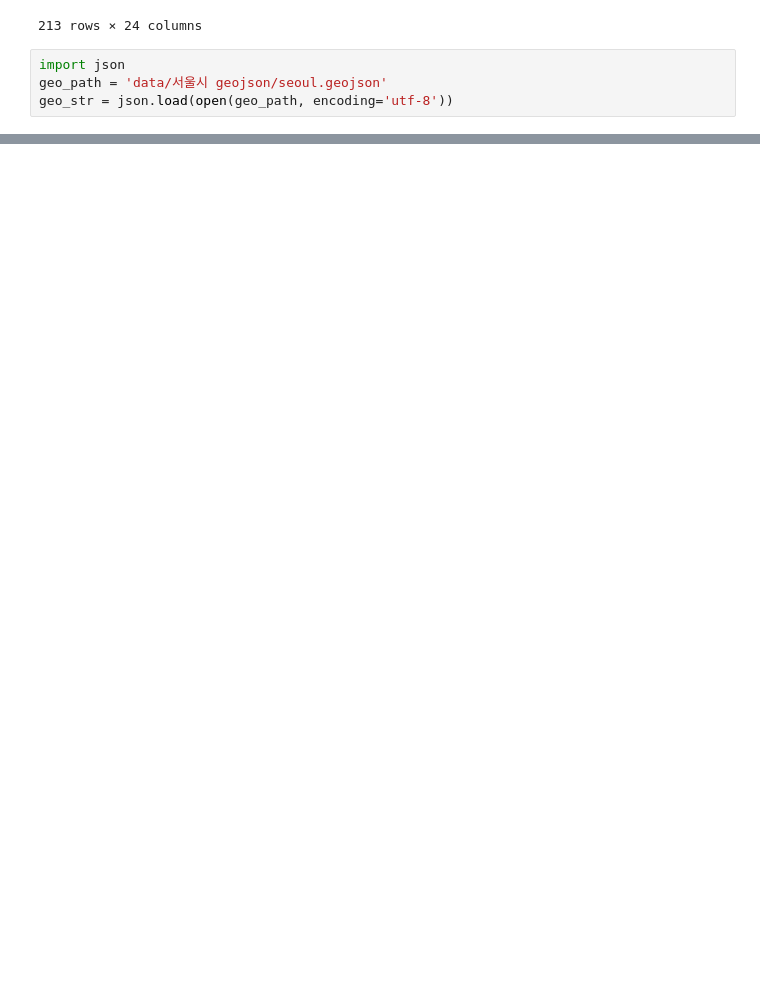
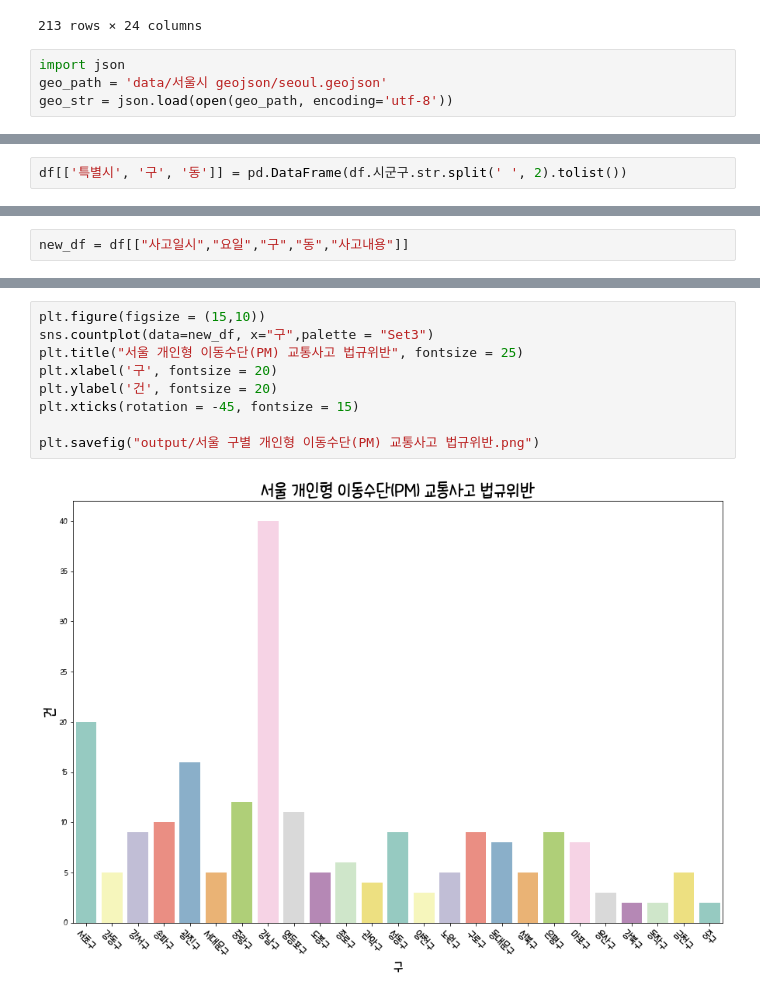
Before and after one commit to so02e/stop_kickrani_GIS, a Jupyter notebook: seoul_PMaccident.ipynb, the cells around one changed output, grey strips where cells are left out. Drawn from its saved outputs; the diff is of its cells as text; blank space fills up the shorter version.

```diff
--- a/seoul_PMaccident.ipynb
+++ b/seoul_PMaccident.ipynb
@@ -58,0 +79,2 @@ seoul_map.save('output/seoul_pm_accident.html')
+# %%
+df[['특별시', '구', '동']] = pd.DataFrame(df.시군구.str.split(' ', 2).tolist())
@@ -58,0 +97,2 @@ seoul_map.save('output/seoul_pm_accident.html')
+# %%
+new_df = df[["사고일시","요일","구","동","사고내용"]]
@@ -58,0 +126,11 @@ seoul_map.save('output/seoul_pm_accident.html')
+# %%
+plt.figure(figsize = (15,10))
+sns.countplot(data=new_df, x="구",palette = "Set3")
+plt.title("서울 개인형 이동수단(PM) 교통사고 법규위반", fontsize = 25)
+plt.xlabel('구', fontsize = 20)
+plt.ylabel('건', fontsize = 20)
+plt.xticks(rotation = -45, fontsize = 15)
+
+plt.savefig("output/서울 구별 개인형 이동수단(PM) 교통사고 법규위반.png")
+# %% [output]
+[figure, added]
```
Also changed, not shown: parts of 5 cells of this notebook, 28 other files.
